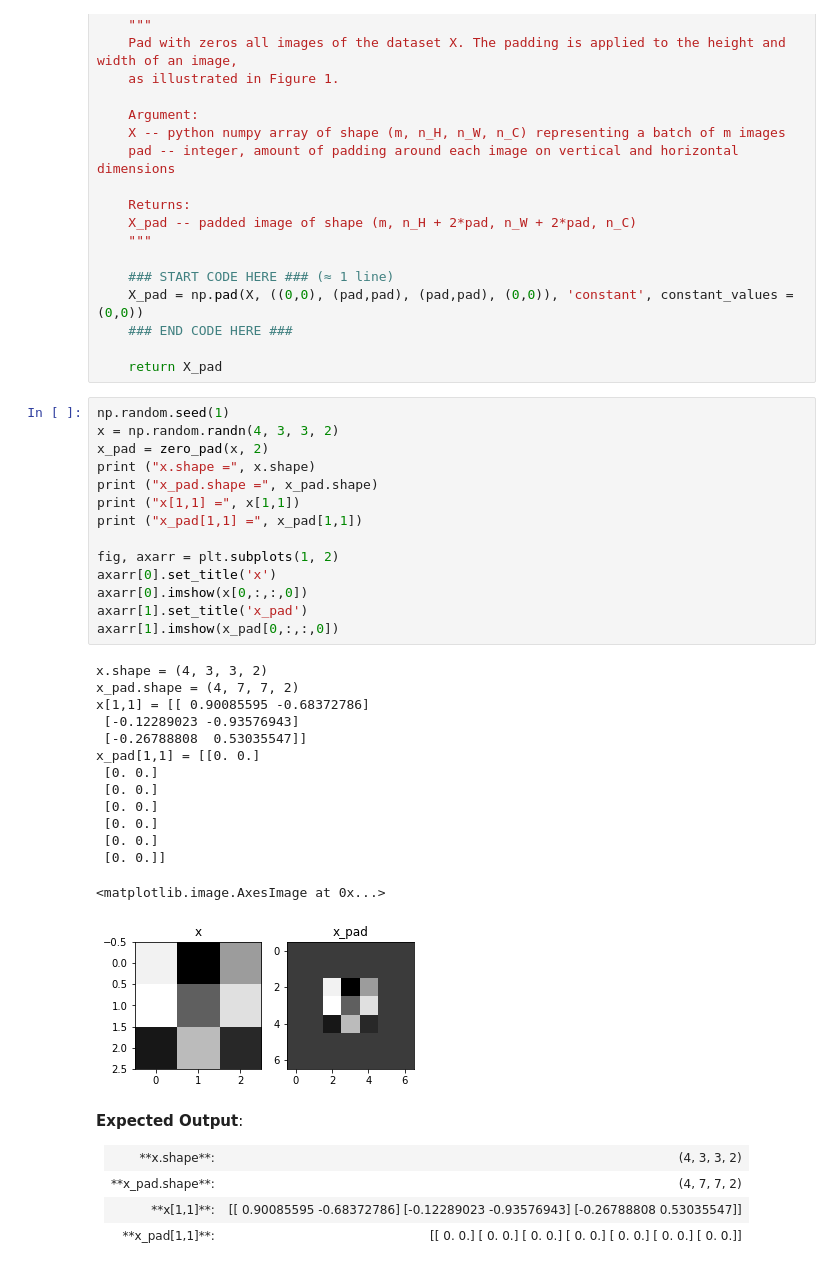
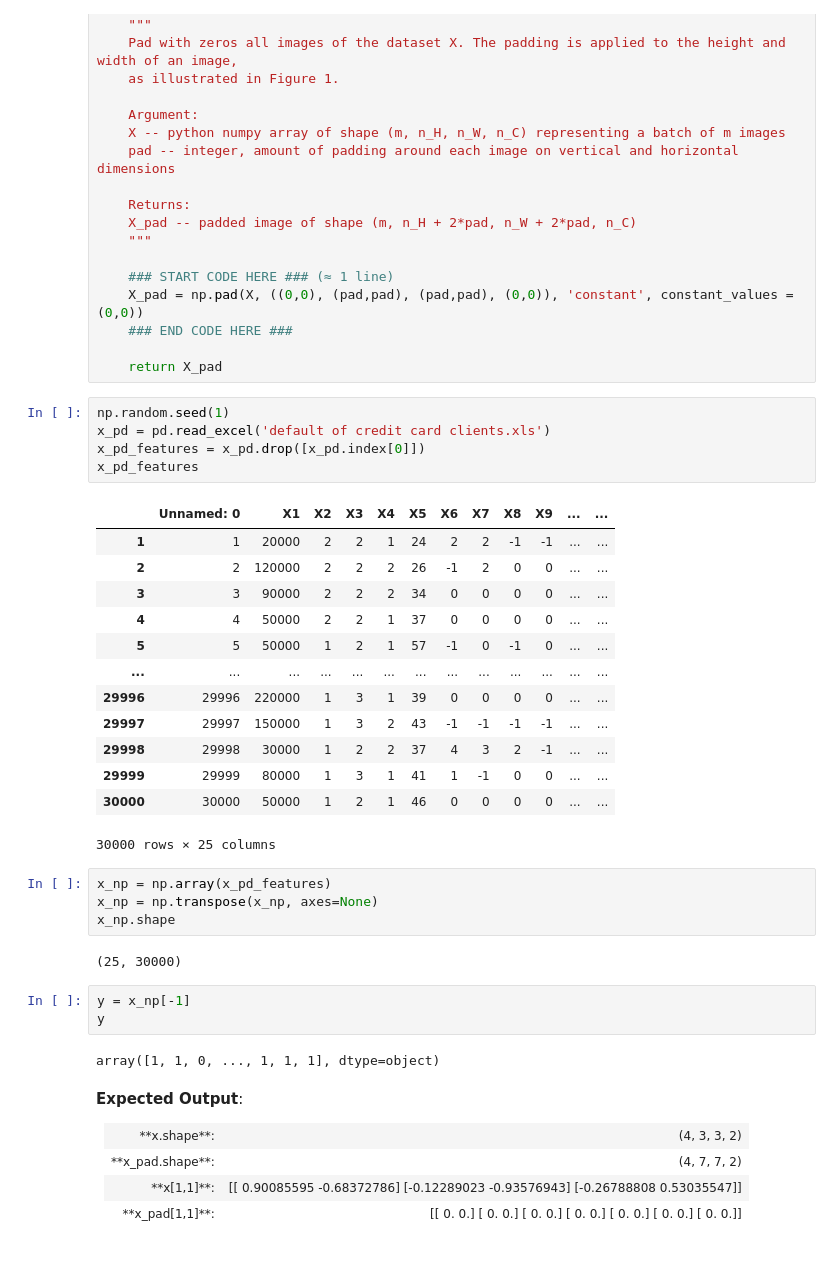
Before and after one commit to NipunDewthilina/Credible-Not-Credible-Model, a Jupyter notebook: Convolution model - Step by Step - v2.ipynb, the cells around one changed output. Saved outputs shown, nothing was run; the diff lists cells and outputs as text.

```diff
--- a/Convolution model - Step by Step - v2.ipynb
+++ b/Convolution model - Step by Step - v2.ipynb
@@ -109,35 +114,36 @@ def zero_pad(X, pad):
     ### END CODE HERE ###
 
     return X_pad
-# %%
-np.random.seed(1)
-x = np.random.randn(4, 3, 3, 2)
-x_pad = zero_pad(x, 2)
-print ("x.shape =", x.shape)
-print ("x_pad.shape =", x_pad.shape)
-print ("x[1,1] =", x[1,1])
-print ("x_pad[1,1] =", x_pad[1,1])
-
-fig, axarr = plt.subplots(1, 2)
-axarr[0].set_title('x')
-axarr[0].imshow(x[0,:,:,0])
-axarr[1].set_title('x_pad')
-axarr[1].imshow(x_pad[0,:,:,0])
-# %% [output]
-x.shape = (4, 3, 3, 2)
-x_pad.shape = (4, 7, 7, 2)
-x[1,1] = [[ 0.90085595 -0.68372786]
- [-0.12289023 -0.93576943]
- [-0.26788808  0.53035547]]
-x_pad[1,1] = [[0. 0.]
- [0. 0.]
- [0. 0.]
- [0. 0.]
- [0. 0.]
- [0. 0.]
- [0. 0.]]
-<matplotlib.image.AxesImage at 0x...>
-[figure, removed]
+# %%
+np.random.seed(1)
+x_pd = pd.read_excel('default of credit card clients.xls')
+x_pd_features = x_pd.drop([x_pd.index[0]])
+x_pd_features
+# %% [output]
+|  | Unnamed: 0 | X1 | X2 | X3 | X4 | X5 | X6 | X7 | X8 | X9 | ... | ... |
+| 1 | 1 | 20000 | 2 | 2 | 1 | 24 | 2 | 2 | -1 | -1 | ... | ... |
+| 2 | 2 | 120000 | 2 | 2 | 2 | 26 | -1 | 2 | 0 | 0 | ... | ... |
+| 3 | 3 | 90000 | 2 | 2 | 2 | 34 | 0 | 0 | 0 | 0 | ... | ... |
+| 4 | 4 | 50000 | 2 | 2 | 1 | 37 | 0 | 0 | 0 | 0 | ... | ... |
+| 5 | 5 | 50000 | 1 | 2 | 1 | 57 | -1 | 0 | -1 | 0 | ... | ... |
+| ... | ... | ... | ... | ... | ... | ... | ... | ... | ... | ... | ... | ... |
+| 29996 | 29996 | 220000 | 1 | 3 | 1 | 39 | 0 | 0 | 0 | 0 | ... | ... |
+| 29997 | 29997 | 150000 | 1 | 3 | 2 | 43 | -1 | -1 | -1 | -1 | ... | ... |
+| 29998 | 29998 | 30000 | 1 | 2 | 2 | 37 | 4 | 3 | 2 | -1 | ... | ... |
+| 29999 | 29999 | 80000 | 1 | 3 | 1 | 41 | 1 | -1 | 0 | 0 | ... | ... |
+| 30000 | 30000 | 50000 | 1 | 2 | 1 | 46 | 0 | 0 | 0 | 0 | ... | ... |
+30000 rows × 25 columns
+# %%
+x_np = np.array(x_pd_features)
+x_np = np.transpose(x_np, axes=None)
+x_np.shape
+# %% [output]
+(25, 30000)
+# %%
+y = x_np[-1]
+y
+# %% [output]
+array([1, 1, 0, ..., 1, 1, 1], dtype=object)
 # %% [markdown]
 **Expected Output**:
 
```
Also changed, not shown: parts of 1 cell of this notebook.
